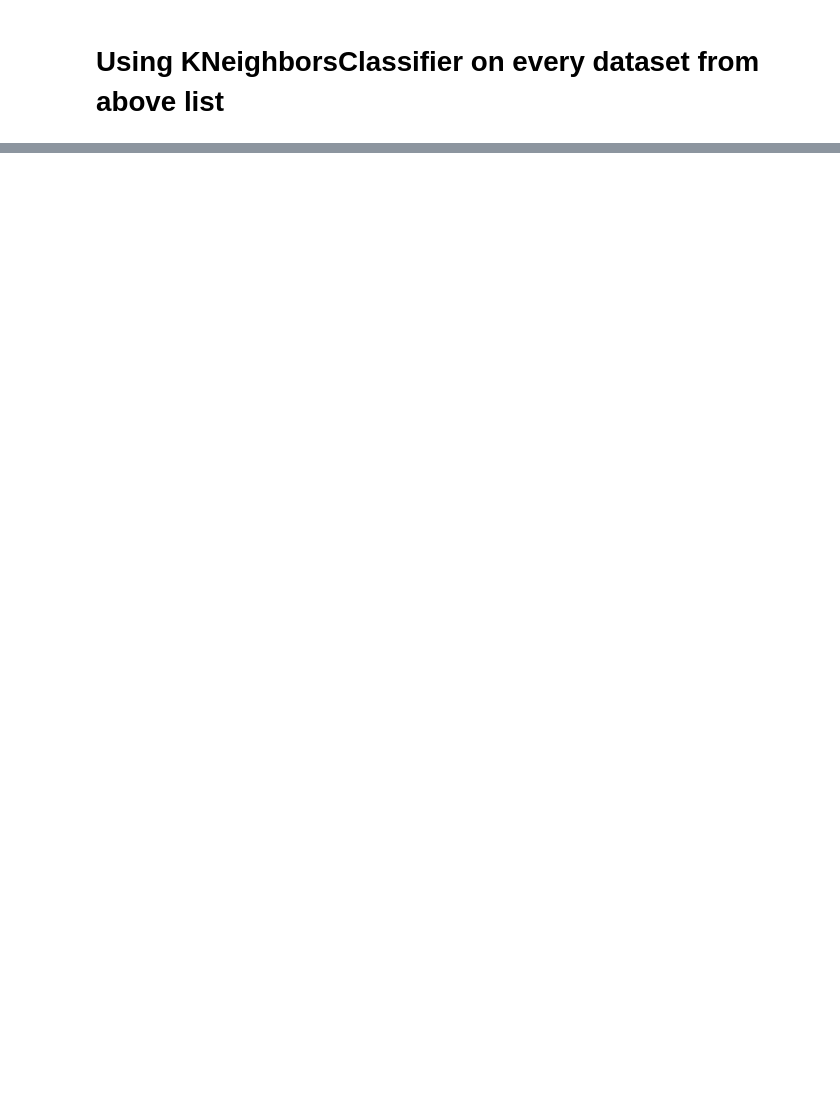
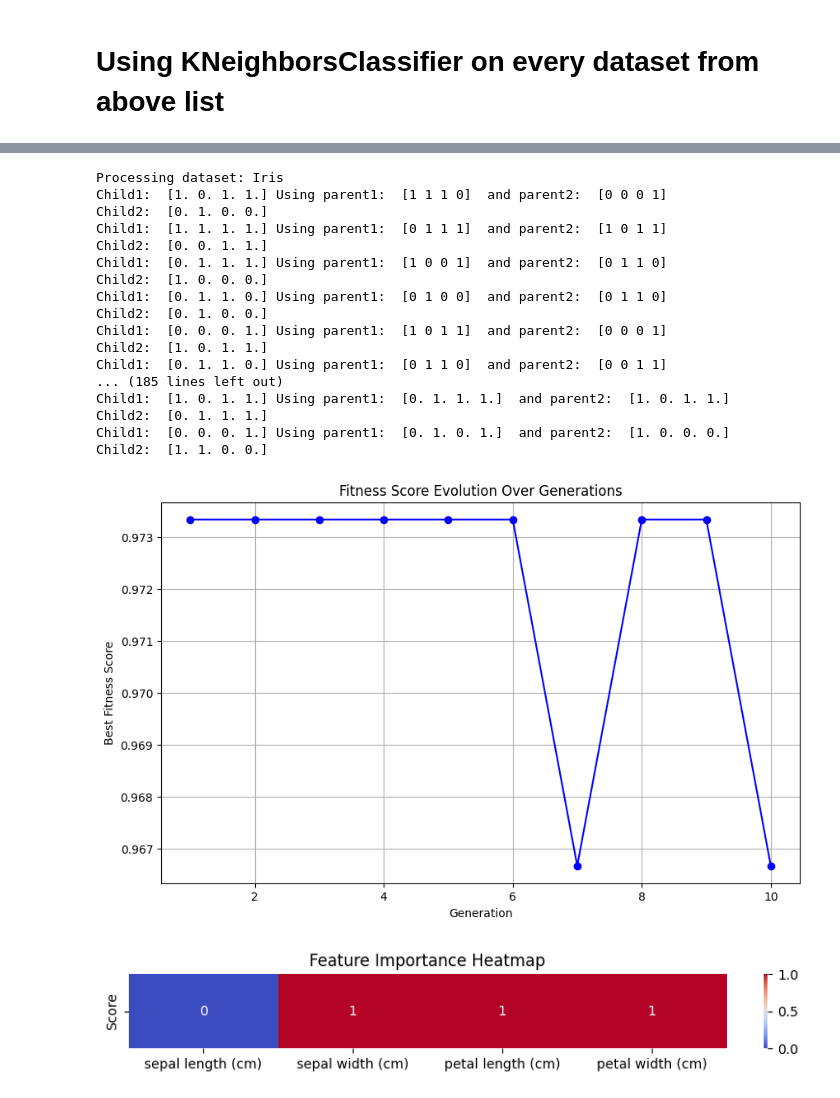
Before and after one commit to BHAVEN1234/PepAMC-Peptide-Antimicrobial-Classifier-, a Jupyter notebook: Code/SAGAFS_CLASS/SAGAFS_GA_NEW.ipynb, the cells around one changed output, grey strips where cells are left out. Saved outputs shown, nothing was run; the diff lists cells and outputs as text; code cells hidden in the pictures; blank space fills up the shorter version.

Commit message:
Changes in SAGAFS class

```diff
--- a/Code/SAGAFS_CLASS/SAGAFS_GA_NEW.ipynb
+++ b/Code/SAGAFS_CLASS/SAGAFS_GA_NEW.ipynb
@@ -46,7 +50,7 @@ datasets = [
     ("Arrhythmia", lambda: fetch_openml(name="arrhythmia", version=1, as_frame=False)),
     ("Multiple Features", lambda: fetch_openml(name="mfeat-factors", version=1, as_frame=False)),
     ("Australian", lambda: fetch_openml(name="australian", as_frame=False)),
-    ("German Number (Credit Dataset)", lambda: fetch_openml(name="credit-g", version=1, as_frame=False)),
+    #("German Number (Credit Dataset)", lambda: fetch_openml(name="credit-g", version=1, as_frame=False)),
     ("DNA", lambda: fetch_openml(name="dna", version=1, as_frame=False)),
     ("Wine", lambda: load_wine()),
     ("Vehicle", lambda: fetch_openml(name="vehicle", version=2, as_frame=False)),
@@ -54,7 +58,7 @@ datasets = [
     ("Zoo", lambda: fetch_openml(name="zoo", version=2, as_frame=False)),
     ("Hillvalley", lambda: fetch_openml(name="hill-valley", version=2, as_frame=False)),
     ("Sonar", lambda: fetch_openml(name="sonar", version=1, as_frame=False)),
-    ("Musk 1", lambda: fetch_openml(name="musk", version=1, as_frame=False))
+    #("Musk 1", lambda: fetch_openml(name="musk", version=1, as_frame=False))
 ]
 # %%
 from sklearn.metrics import make_scorer, roc_auc_score
@@ -601,0 +466,76 @@ Best Fitness Score for WBC (Breast Cancer Wisconsin Original): 0.955704008221993
+# %%
+
+param_grid = {
+    'n_neighbors': [3, 5, 7],
+    'weights': ['uniform', 'distance']
+}
+cv = StratifiedKFold(n_splits=5)
+estimator = KNeighborsClassifier()
+# Main loop with preprocessing
+for dataset_name, loader in datasets:
+    print(f"Processing dataset: {dataset_name}")
+    generation_times = []
+    individual_times = []
+
+    try:
+        # Load dataset
+        data = loader()
+        if isinstance(data, tuple):  # Handle sklearn's load_iris/load_wine
+            X, y = data
+            feature_names = [f"Feature_{i}" for i in range(X.shape[1])]
+        else:  # Handle OpenML datasets
+            X, y = data.data, data.target
+            feature_names = data.feature_names if hasattr(data, 'feature_names') else [f"Feature_{i}" for i in range(X.shape[1])]
+
+        # Preprocess the dataset
+        X, y = preprocess_dataset(X, y)
+
+        # Initialize SAGAFS_GA
+        saga_fs = SAGAFS_GA(
+            estimator=estimator,
+            cv=cv,
+            scoring=scoring,
+            population_size=20,  # Adjust as needed
+            generations=10,  # Adjust as needed
+            mutation_rate=0.1,  # Adjust as needed
+            crossover_rate=0.5,  # Adjust as needed
+            param_grid=param_grid
+        )
+
+        # Measure time for generation evolution
+        start_time = time.time()
+        saga_fs.fit(X, y, dataset_name=dataset_name, output_dir=output_dir)
+        total_time = time.time() - start_time
+
+        # Plot fitness over generations
+        saga_fs.plot_fitness_over_generations()
+
+        # Optional: Plot heatmap if feature names and scores are available
+        if hasattr(saga_fs, 'best_individual') and saga_fs.best_individual is not None:
+            feature_scores = saga_fs.best_individual
+            saga_fs.plot_heatmap(feature_scores, feature_names)
+
+        print(f"Completed processing for dataset: {dataset_name} in {total_time:.2f} seconds.")
+
+    except Exception as e:
+        print(f"Error processing dataset {dataset_name}: {e}")
+# %% [output]
+Processing dataset: Iris
+Child1:  [1. 0. 1. 1.] Using parent1:  [1 1 1 0]  and parent2:  [0 0 0 1]
+Child2:  [0. 1. 0. 0.]
+Child1:  [1. 1. 1. 1.] Using parent1:  [0 1 1 1]  and parent2:  [1 0 1 1]
+Child2:  [0. 0. 1. 1.]
+Child1:  [0. 1. 1. 1.] Using parent1:  [1 0 0 1]  and parent2:  [0 1 1 0]
+Child2:  [1. 0. 0. 0.]
+Child1:  [0. 1. 1. 0.] Using parent1:  [0 1 0 0]  and parent2:  [0 1 1 0]
+Child2:  [0. 1. 0. 0.]
+Child1:  [0. 0. 0. 1.] Using parent1:  [1 0 1 1]  and parent2:  [0 0 0 1]
+Child2:  [1. 0. 1. 1.]
+Child1:  [0. 1. 1. 0.] Using parent1:  [0 1 1 0]  and parent2:  [0 0 1 1]
+... (185 lines left out)
+Child1:  [1. 0. 1. 1.] Using parent1:  [0. 1. 1. 1.]  and parent2:  [1. 0. 1. 1.]
+Child2:  [0. 1. 1. 1.]
+Child1:  [0. 0. 0. 1.] Using parent1:  [0. 1. 0. 1.]  and parent2:  [1. 0. 0. 0.]
+Child2:  [1. 1. 0. 0.]
+[figure, added]
+[figure, added]
```
Also changed, not shown: parts of 7 cells of this notebook.
